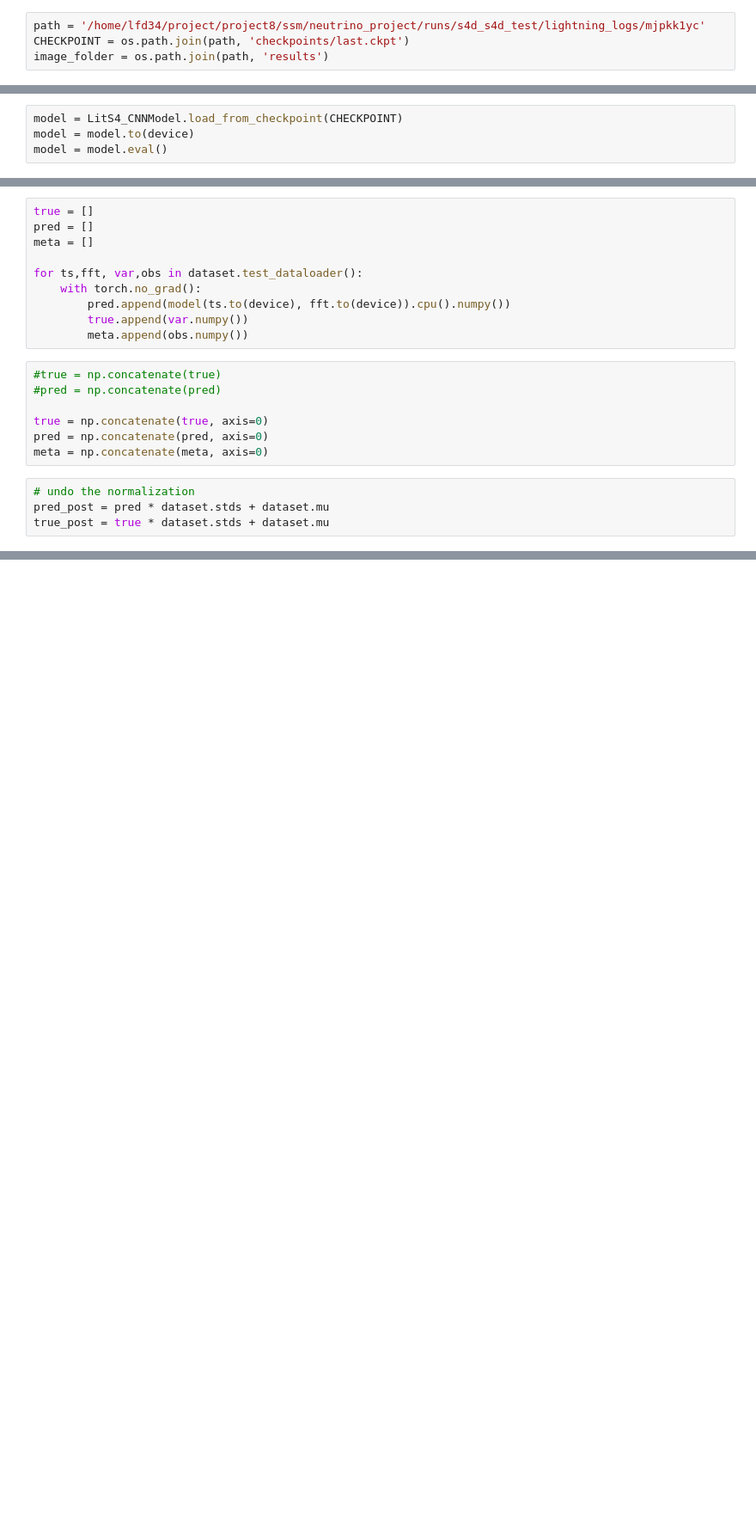
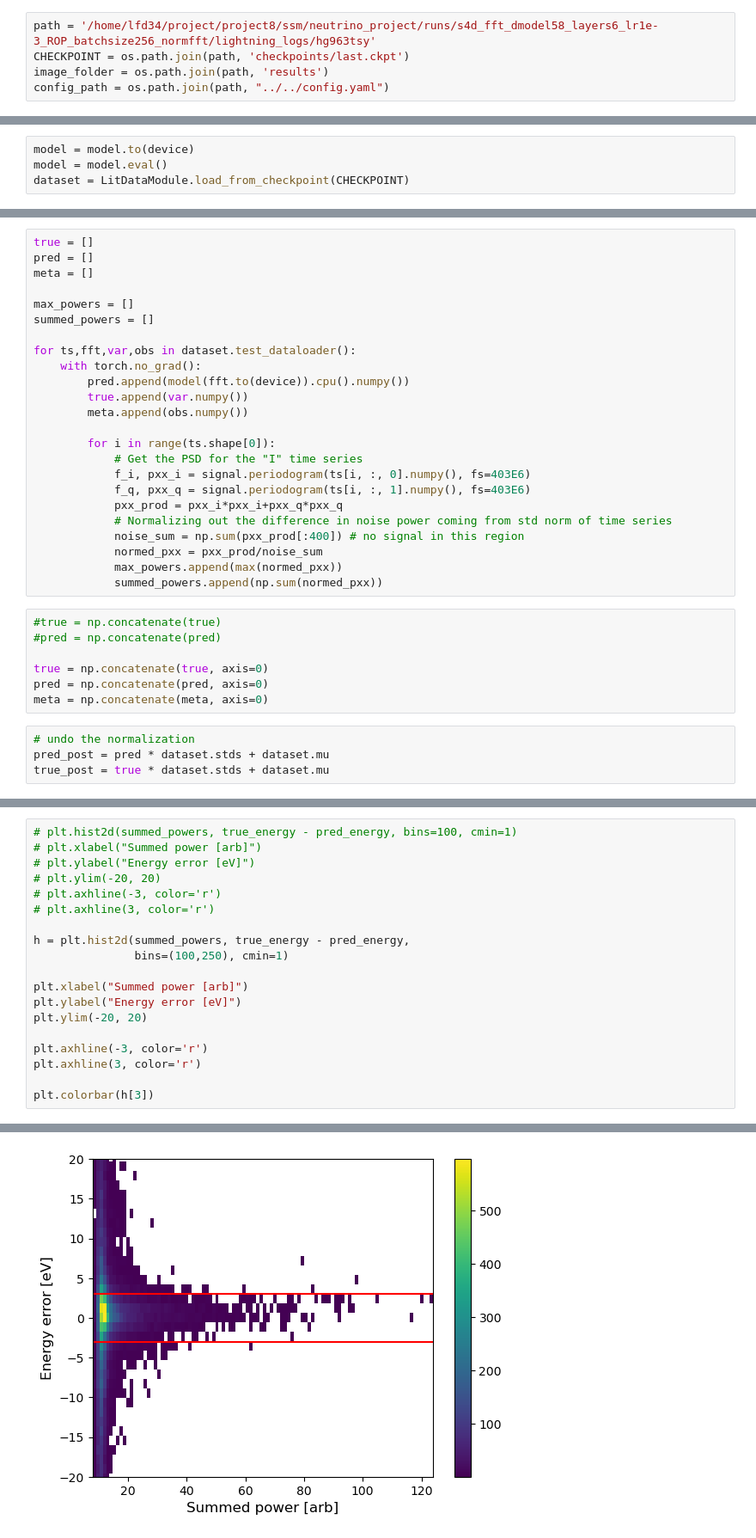
Before and after one commit to chreissel/neutrino_project, a Jupyter notebook: eval.ipynb, the cells around one changed output, grey strips where cells are left out. Shown at 86% size. Saved outputs shown, nothing was run; the diff lists cells and outputs as text; blank space fills up the shorter version.

```diff
--- a/eval.ipynb
+++ b/eval.ipynb
@@ -13,6 +19,7 @@ import numpy as np
 # %%
-path = '/home/lfd34/project/project8/ssm/neutrino_project/runs/s4d_s4d_test/lightning_logs/mjpkk1yc'
+path = '/home/lfd34/project/project8/ssm/neutrino_project/runs/s4d_fft_dmodel58_layers6_lr1e-3_ROP_batchsize256_normfft/lightning_logs/hg963tsy'
 CHECKPOINT = os.path.join(path, 'checkpoints/last.ckpt')
 image_folder = os.path.join(path, 'results')
+config_path = os.path.join(path, "../../config.yaml")
 # %%
 ! mkdir "{image_folder}"
@@ -19,4 +80,4 @@ image_folder = os.path.join(path, 'results')
 # %%
-model = LitS4_CNNModel.load_from_checkpoint(CHECKPOINT)
 model = model.to(device)
 model = model.eval()
+dataset = LitDataModule.load_from_checkpoint(CHECKPOINT)
@@ -30,11 +86,25 @@ true = []
 pred = []
 meta = []
 
-for ts,fft, var,obs in dataset.test_dataloader():
+max_powers = []
+summed_powers = []
+
+for ts,fft,var,obs in dataset.test_dataloader():
     with torch.no_grad():
-        pred.append(model(ts.to(device), fft.to(device)).cpu().numpy())
+        pred.append(model(fft.to(device)).cpu().numpy())
         true.append(var.numpy())
         meta.append(obs.numpy())
+
+        for i in range(ts.shape[0]):
+            # Get the PSD for the "I" time series
+            f_i, pxx_i = signal.periodogram(ts[i, :, 0].numpy(), fs=403E6)
+            f_q, pxx_q = signal.periodogram(ts[i, :, 1].numpy(), fs=403E6)
+            pxx_prod = pxx_i*pxx_i+pxx_q*pxx_q
+            # Normalizing out the difference in noise power coming from std norm of time series
+            noise_sum = np.sum(pxx_prod[:400]) # no signal in this region
+            normed_pxx = pxx_prod/noise_sum
+            max_powers.append(max(normed_pxx))
+            summed_powers.append(np.sum(normed_pxx))
 # %%
 #true = np.concatenate(true)
 #pred = np.concatenate(pred)
@@ -78,0 +159,20 @@ plt.show()
+# %%
+# plt.hist2d(summed_powers, true_energy - pred_energy, bins=100, cmin=1)
+# plt.xlabel("Summed power [arb]")
+# plt.ylabel("Energy error [eV]")
+# plt.ylim(-20, 20)
+# plt.axhline(-3, color='r')
+# plt.axhline(3, color='r')
+
+h = plt.hist2d(summed_powers, true_energy - pred_energy,
+               bins=(100,250), cmin=1)
+
+plt.xlabel("Summed power [arb]")
+plt.ylabel("Energy error [eV]")
+plt.ylim(-20, 20)
+
+plt.axhline(-3, color='r')
+plt.axhline(3, color='r')
+
+plt.colorbar(h[3])
+# %% [output]
@@ -78,0 +180 @@ plt.show()
+[figure, added]
```
Also changed, not shown: parts of 11 cells of this notebook, 5 other files.
